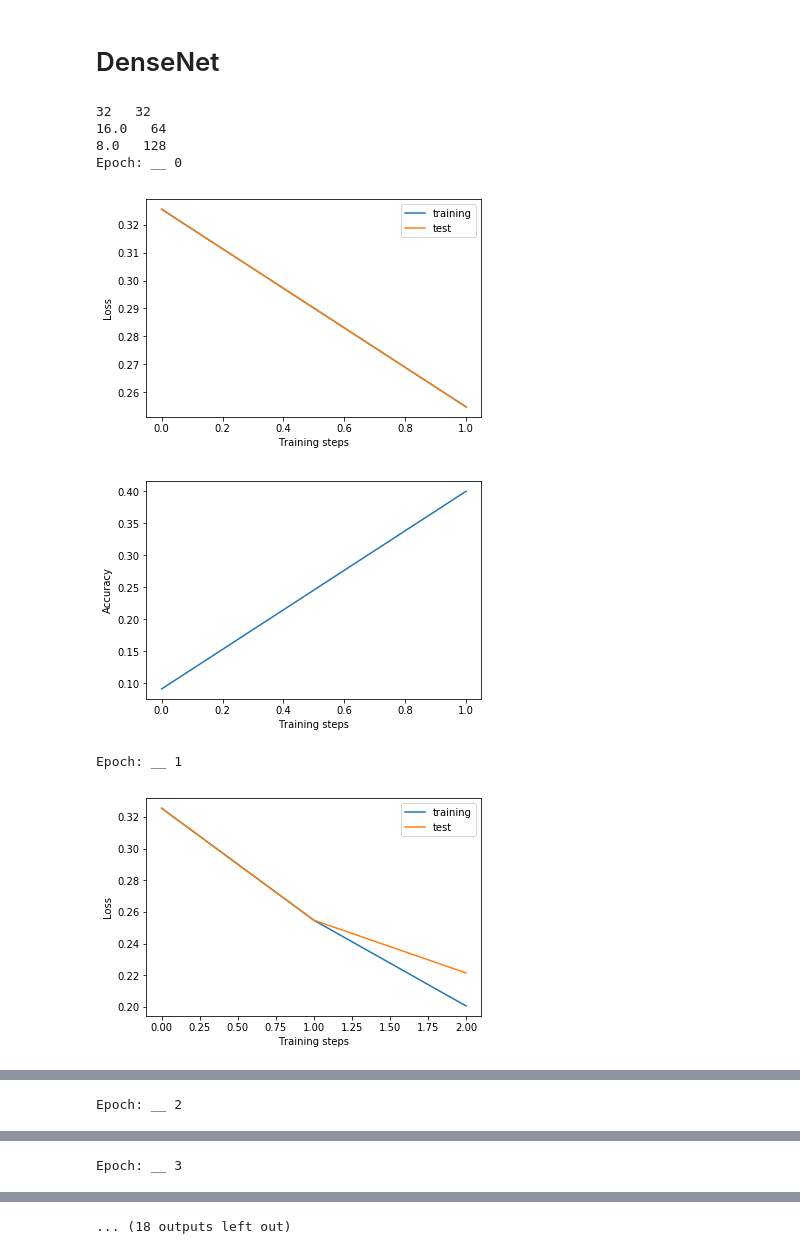
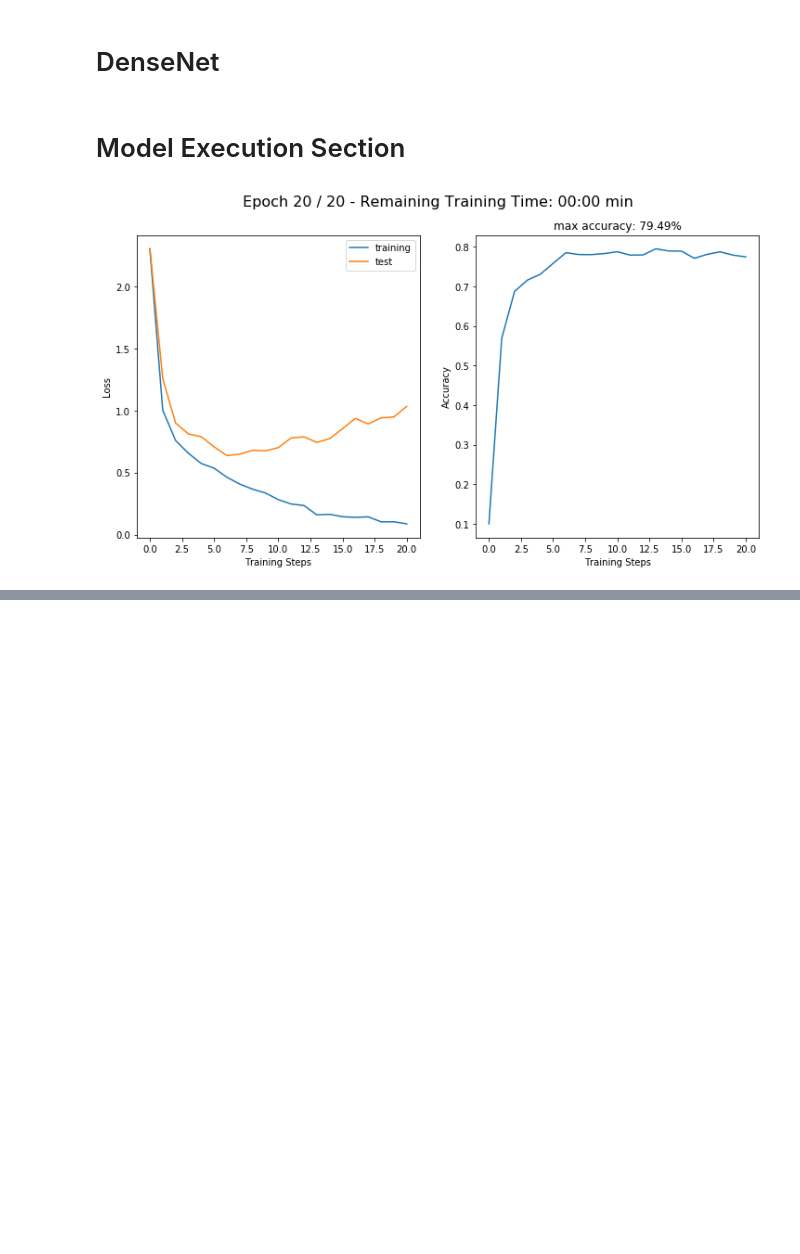
Before and after one commit to Chevron9/iannwtf, a Jupyter notebook: 6/homework6.ipynb, the cells around one changed output, grey strips where cells are left out. Drawn from its saved outputs; the diff is of its cells as text; code cells hidden in the pictures; blank space fills up the shorter version.

```diff
--- a/6/homework6.ipynb
+++ b/6/homework6.ipynb
@@ -344,6 +360,8 @@ class DenseNet(Model):
         x = self.output_layer_10(x)
 
         return x
+# %% [markdown]
+# Model Execution Section
 # %%
 def train_step(model, data, target, loss_function, optimizer):
   # loss_object and optimizer_object are instances of respective tensorflow classes
@@ -377,21 +396,41 @@ def test_step(model, test_data, loss_function):
   test_accuracy = np.mean(test_accuracy_aggregator)
 
   return test_loss, test_accuracy
+# %%
+from IPython.display import clear_output
+
+def plot_performance(total_epochs, train_loss, test_loss, accuracies, timing):
+    """Helper function to plot the models performance inline during and after training"""
+    clear_output(wait=True) # Clear the previous graph
+    fig, ax = plt.subplots(1,2, figsize=(12,6))
+    # Estimation for remaining time
+    epoch = len(train_loss) - 1
+    remaining_time = (timing[1] - timing[0]) * (total_epochs - epoch)
+    fig.suptitle(f"Epoch {epoch} / {total_epochs} - Remaining Training Time: {time.strftime('%M:%S', time.gmtime(remaining_time))} min", fontsize=16)
+
+    ax[0].plot(train_loss)
+    ax[0].plot(test_loss)
+    ax[0].legend(["training", "test"])
+    ax[0].set(xlabel="Training Steps", ylabel="Loss")
+    ax[1].plot(accuracies)
+    ax[1].set(xlabel="Training Steps", ylabel="Accuracy", title=f"max accuracy: {max(accuracies)*100:.2f}%")
+
+    plt.show()
 # %%
 tf.keras.backend.clear_session()
 
 ### Hyperparameters
 num_epochs = 20
-learning_rate = 0.0005
+learning_rate = tf.optimizers.schedules.ExponentialDecay(0.001, 5000, 0.97, staircase=True)
 running_average_factor = 0.95
 
 # Initialize the model.
-model = ResNet(3,32,32)
-# model = DenseNet()
+# model = ResNet(3,128,32) #blocks, channels, maps
+model = DenseNet(3,32) #growth_rate
 
 
 # Initialize the loss: categorical cross entropy. Check out 'tf.keras.losses'.
-cross_entropy_loss = tf.keras.losses.BinaryCrossentropy()
+cross_entropy_loss = tf.keras.losses.CategoricalCrossentropy()
 # Initialize the optimizer: Adam with default parameters. Check out 'tf.keras.optimizers'
 optimizer = tf.keras.optimizers.Adam(learning_rate)
 
@@ -399,54 +438,34 @@ optimizer = tf.keras.optimizers.Adam(learning_rate)
 train_losses = []
 test_losses = []
 test_accuracies = []
 
 #testing once before we begin
 test_loss, test_accuracy = test_step(model, test_ds, cross_entropy_loss)
 test_losses.append(test_loss)
 test_accuracies.append(test_accuracy)
 
 #check how model performs on train data once before we begin
 train_loss, _ = test_step(model, train_ds, cross_entropy_loss)
 train_losses.append(train_loss)
 
 # We train for num_epochs epochs.
 for epoch in range(num_epochs):
+    start = time.perf_counter()
     print('Epoch: __ ' + str(epoch))
 
     #training (and checking in with training)
     running_average = 0
     for (data,target) in train_ds:
         train_loss = train_step(model, data, target, cross_entropy_loss, optimizer)
         running_average = running_average_factor * running_average  + (1 - running_average_factor) * train_loss
     train_losses.append(running_average)
 
     #testing
     test_loss, test_accuracy = test_step(model, test_ds, cross_entropy_loss)
     test_losses.append(test_loss)
     test_accuracies.append(test_accuracy)
 
-    # Visualize accuracy and loss for training and test data.
-    # One plot training and test loss.
-    # One plot training and test accuracy.
-    plt.figure()
-    line1, = plt.plot(train_losses)
-    line2, = plt.plot(test_losses)
-    plt.xlabel("Training steps")
-    plt.ylabel("Loss")
-    plt.legend((line1,line2),("training","test"))
-    plt.show()
-
-    plt.figure()
-    line1, = plt.plot(test_accuracies)
-    plt.xlabel("Training steps")
-    plt.ylabel("Accuracy")
-    plt.show()
+    end = time.perf_counter()
+    plot_performance(num_epochs, train_losses, test_losses, test_accuracies, (start, end))
 # %% [output]
-32   32
-16.0   64
-8.0   128
-Epoch: __ 0
-[figure, old version]
+[figure, new version]
-[figure, removed]
-Epoch: __ 1
-[figure, removed]
@@ -454 +471,0 @@ Epoch: __ 1
-Epoch: __ 2
@@ -457 +471,0 @@ Epoch: __ 2
-Epoch: __ 3
@@ -460,4 +472,3 @@ Epoch: __ 3
-... (18 outputs left out)
 # %%
 # Visualize accuracy and loss for training and test data.
 # One plot training and test loss.
```
Also changed, not shown: parts of 11 cells of this notebook, 1 other file.
